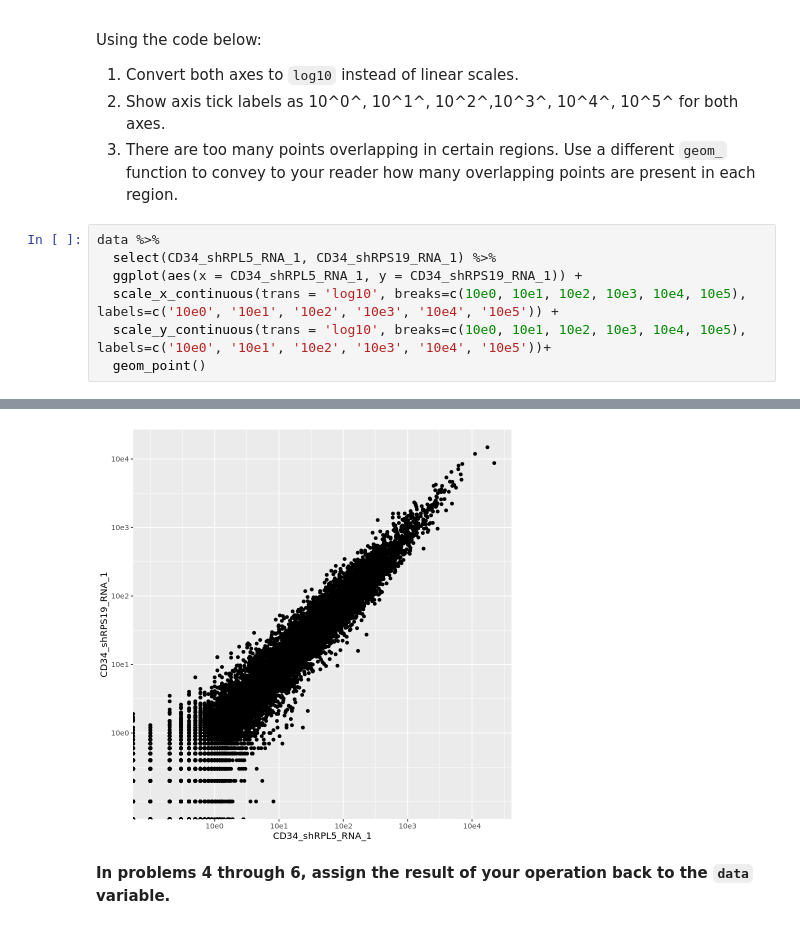
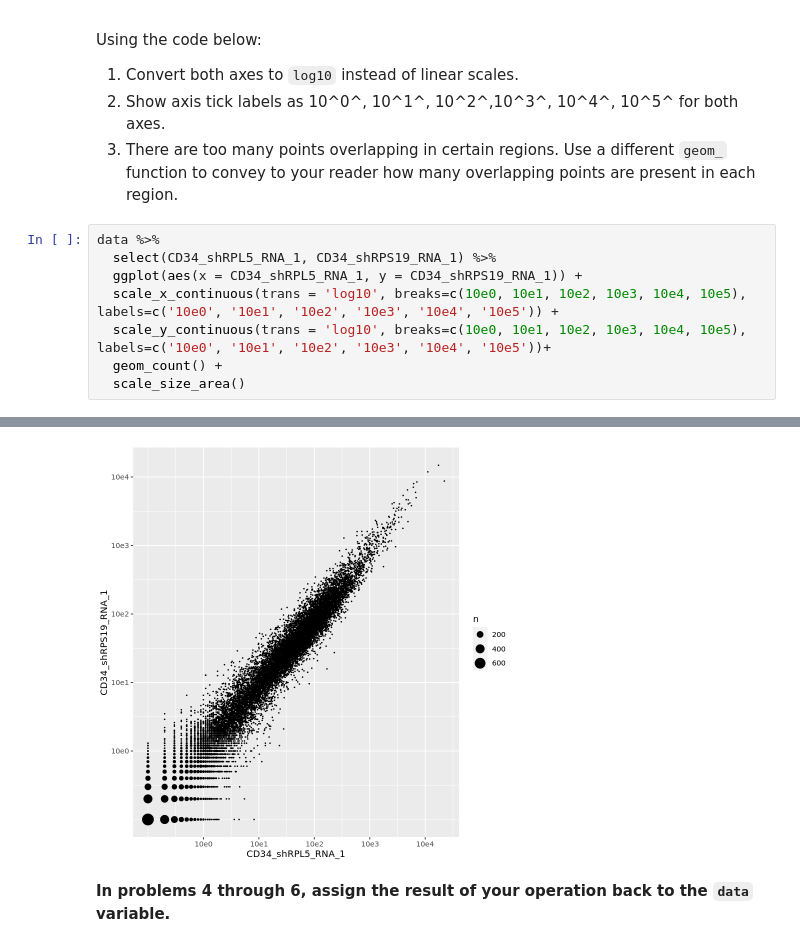
Before and after one commit to bchansen3/tfcb_2021, a Jupyter notebook: homeworks/homework06/homework06.ipynb, the cells around one changed output, grey strips where cells are left out. Saved outputs shown, nothing was run; the diff lists cells and outputs as text.

```diff
--- a/homeworks/homework06/homework06.ipynb
+++ b/homeworks/homework06/homework06.ipynb
@@ -145,7 +132,8 @@ data %>%
   ggplot(aes(x = CD34_shRPL5_RNA_1, y = CD34_shRPS19_RNA_1)) +
   scale_x_continuous(trans = 'log10', breaks=c(10e0, 10e1, 10e2, 10e3, 10e4, 10e5), labels=c('10e0', '10e1', '10e2', '10e3', '10e4', '10e5')) +
   scale_y_continuous(trans = 'log10', breaks=c(10e0, 10e1, 10e2, 10e3, 10e4, 10e5), labels=c('10e0', '10e1', '10e2', '10e3', '10e4', '10e5'))+
-  geom_point()
+  geom_count() +
+  scale_size_area()
 # %% [output]
 Warning message:
 “Transformation introduced infinite values in continuous x-axis”
@@ -154,4 +144,4 @@ Warning message:
-[figure, old version]
+[figure, new version]
 # %% [markdown]
 **In problems 4 through 6, assign the result of your operation back to the `data`
 variable.**
```
Also changed, not shown: parts of 9 cells of this notebook.
